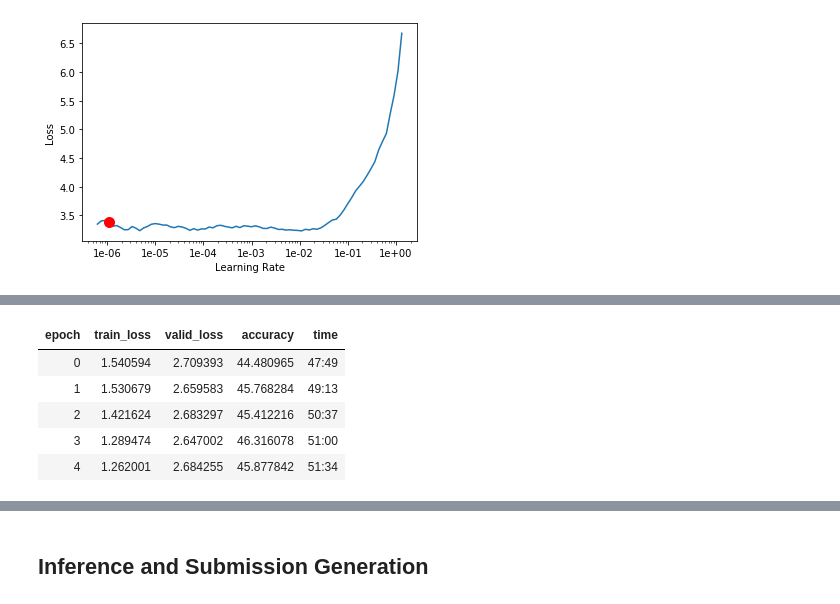
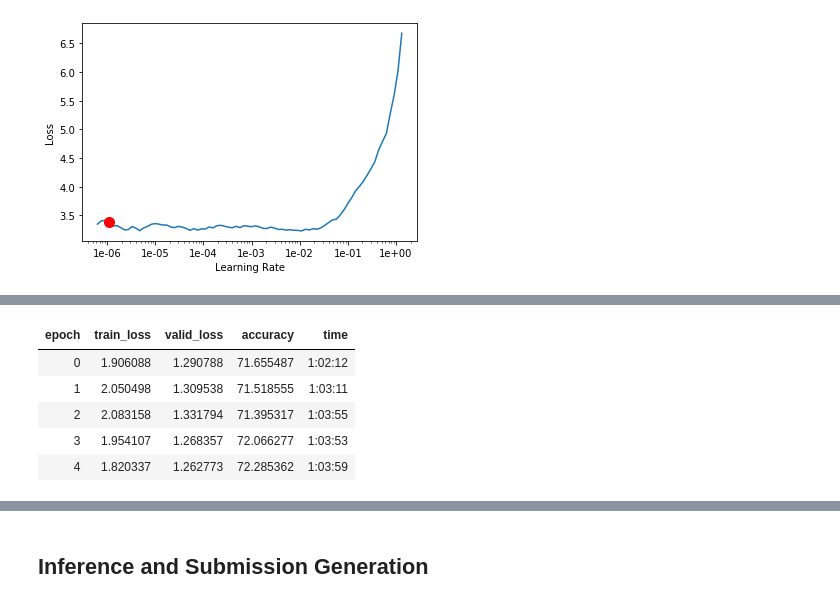
Before and after one commit to chengjiun/kaggle-2019Q3-cellular, a Jupyter notebook: Notebooks/rcic-fastai-effnetb5-512-gce.ipynb, the cells around one changed output, grey strips where cells are left out. Saved outputs shown, nothing was run; the diff lists cells and outputs as text; code cells hidden in the pictures.

Commit message:
update effnetb5

```diff
--- a/Notebooks/rcic-fastai-effnetb5-512-gce.ipynb
+++ b/Notebooks/rcic-fastai-effnetb5-512-gce.ipynb
@@ -410,0 +437,23 @@ learn.export()
+# %%
+proc_train_s1_df = generate_df(train_df, sample_num=[1], exp=None, test_size=0.2, random_state=1)
+
+image_size=512
+tfms1 = get_transforms(do_flip=True, flip_vert=True,
+                      max_lighting=0.2, p_lighting=0.5,
+                      max_warp=0.05, max_rotate=20., max_zoom=1.1)
+
+data = (MultiChannelImageList.from_df(df=proc_train_s1_df,path='../DATA/kaggle-2019Q3-cellular/train/')
+        .split_from_df(col=2)
+        .label_from_df()
+        .transform(tfms1,size=image_size)
+        .databunch(bs=8,num_workers=8)
+        .normalize(stats)
+       )
+
+learn = Learner(data,
+                effnetb6, opt_func=optar,
+                metrics = [accuracy],
+                model_dir='./fastaimodels').to_fp16()
+# learn.model = torch.nn.DataParallel(learn.model)
+learn.path = Path('./effb6-gce')
+learn.load('effnetb6-512-stage2')
@@ -411,9 +478,10 @@ learn.export()
 # %%
-learn.fit_one_cycle(5,1e-4)
+learn.unfreeze()
+learn.fit_one_cycle(5,1e-5)
 # %% [output]
 | epoch | train_loss | valid_loss | accuracy | time |
-| 0 | 1.540594 | 2.709393 | 44.480965 | 47:49 |
-| 1 | 1.530679 | 2.659583 | 45.768284 | 49:13 |
-| 2 | 1.421624 | 2.683297 | 45.412216 | 50:37 |
-| 3 | 1.289474 | 2.647002 | 46.316078 | 51:00 |
-| 4 | 1.262001 | 2.684255 | 45.877842 | 51:34 |
+| 0 | 1.906088 | 1.290788 | 71.655487 | 1:02:12 |
+| 1 | 2.050498 | 1.309538 | 71.518555 | 1:03:11 |
+| 2 | 2.083158 | 1.331794 | 71.395317 | 1:03:55 |
+| 3 | 1.954107 | 1.268357 | 72.066277 | 1:03:53 |
+| 4 | 1.820337 | 1.262773 | 72.285362 | 1:03:59 |
```
Also changed, not shown: parts of 32 cells of this notebook.
